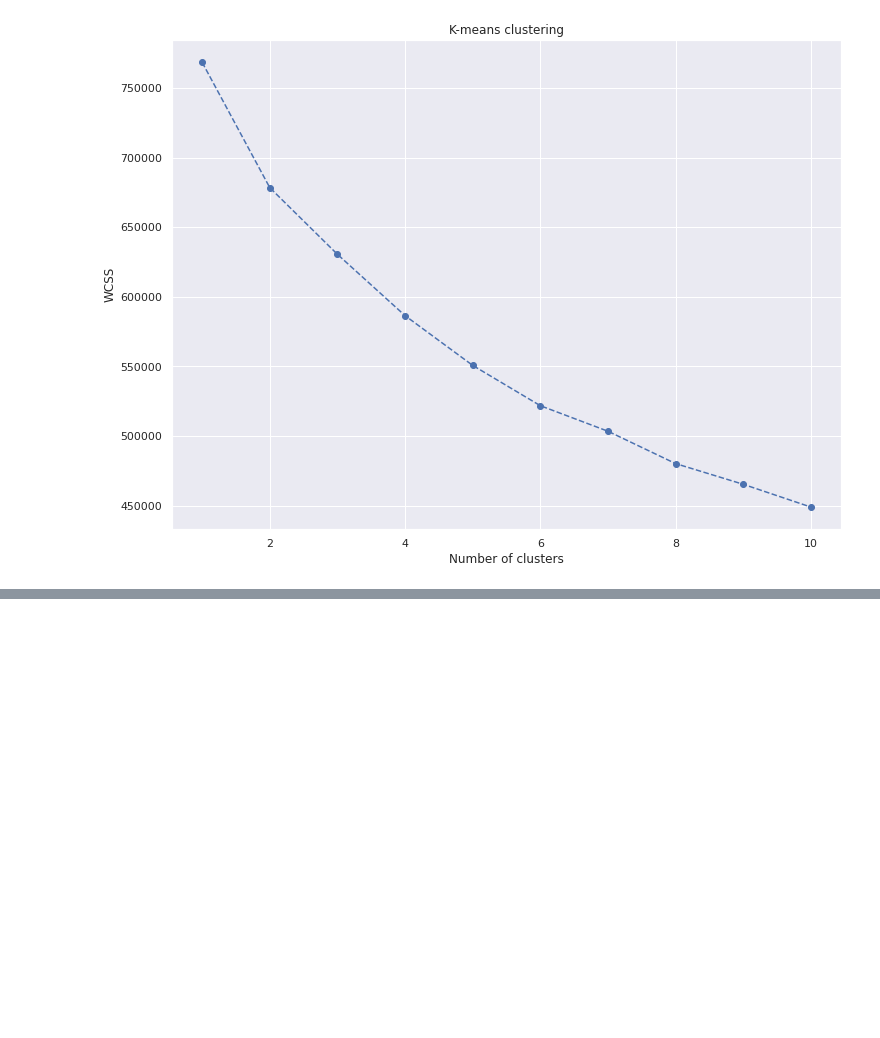
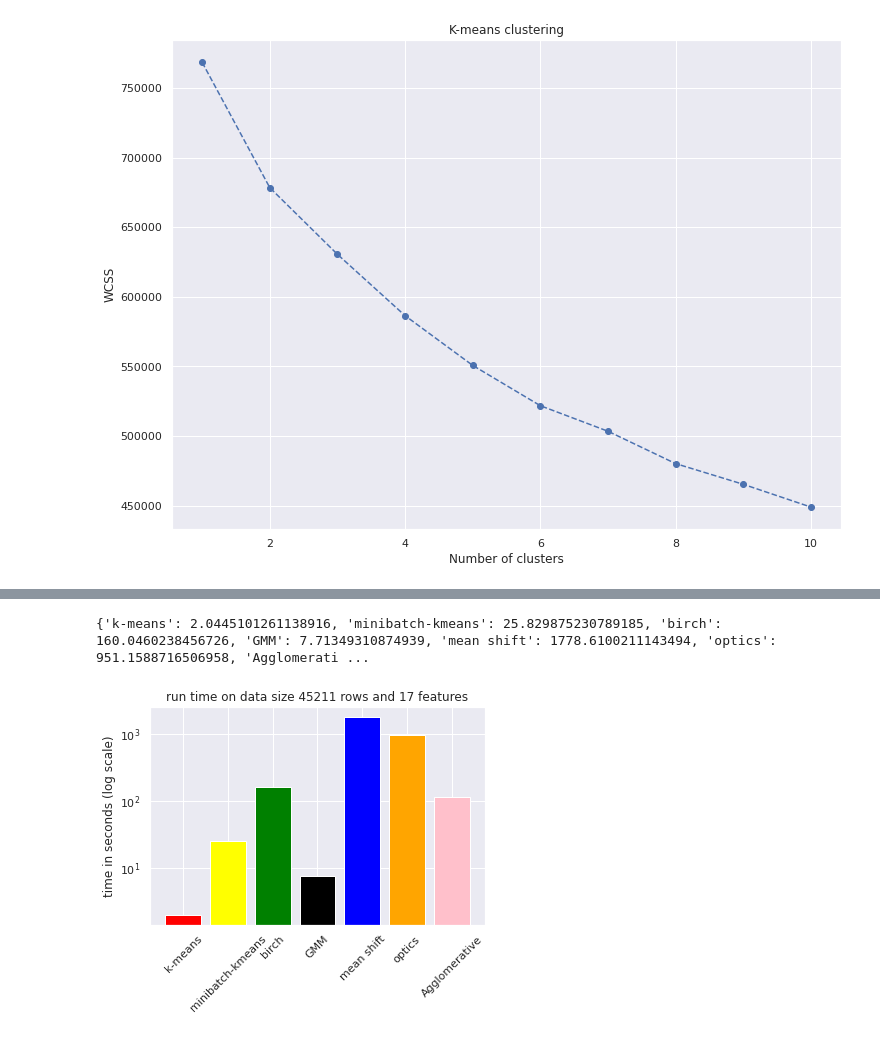
Before and after one commit to aryan-at-ul/customer_segmentation, a Jupyter notebook: clustering_benchmarking.ipynb, the cells around one changed output, grey strips where cells are left out. Cells and saved outputs as stored; diff of their text form; code cells hidden in the pictures; blank space fills up the shorter version.

```diff
--- a/clustering_benchmarking.ipynb
+++ b/clustering_benchmarking.ipynb
@@ -265,0 +211,5 @@ here we benchmark different clustering algorithm on bank dataset
+# %%
+time_elapsed = []
+method = []
+slscore = []
+s = time.time()
@@ -265,0 +241,9 @@ here we benchmark different clustering algorithm on bank dataset
+# %%
+#minibatch
+b_means = MiniBatchKMeans(n_clusters=6, random_state = 42)
+b_means_data = benchmark_function(b_means.fit,segmentation_std,(), {},"minibatch-kmeans")
+e = time.time()
+slscore.append(s_score(b_means_data[-1],segmentation_std,"minibatch-kmeans"))
+time_elapsed.append(e-s)
+method.append('minibatch-kmeans')
+print(f"minibatch-kmeans time = {e-s}")
@@ -265,0 +369,10 @@ here we benchmark different clustering algorithm on bank dataset
+# %%
+#optics
+s = time.time()
+optics = OPTICS(eps=0.8, min_samples=10)
+optics_data = benchmark_function(optics.fit_predict,segmentation_std,(),{},"optics")
+e = time.time()
+slscore.append(s_score(mean_shift_data[-1],segmentation_std,"optics"))
+time_elapsed.append(e-s)
+print(f"optics time : {e - s }")
+method.append('optics')
@@ -265,0 +394,10 @@ here we benchmark different clustering algorithm on bank dataset
+# %%
+
+s = time.time()
+aglo = AgglomerativeClustering(n_clusters=6)
+aglo_data = benchmark_function(aglo.fit_predict,segmentation_std,(),{},"Agglomerative")
+e = time.time()
+slscore.append(s_score(mean_shift_data[-1],segmentation_std,"Agglomerative"))
+print(f"aglo clustering time: {e-s}")
+method.append('Agglomerative')
+time_elapsed.append(e-s)
@@ -266,4 +419,15 @@ here we benchmark different clustering algorithm on bank dataset
+# %%
+run_time = dict(zip(method,time_elapsed))
+sscore_dict = dict(zip(method,slscore))
+print(run_time)
+# %% [output]
+{'k-means': 2.0445101261138916, 'minibatch-kmeans': 25.829875230789185, 'birch': 160.0460238456726, 'GMM': 7.71349310874939, 'mean shift': 1778.6100211143494, 'optics': 951.1588716506958, 'Agglomerati ...
 # %%
-plt.bar(range(len(run_time)), list(run_time.values()), align='center')
-plt.xticks(range(len(run_time)), list(run_time.keys()))
+plt.yscale('log')
+plt.bar(range(len(run_time)), list(run_time.values()), align='center',color = ['red', 'yellow','green','black', 'blue', 'orange','pink'])
+plt.xticks(range(len(run_time)), list(run_time.keys()),rotation = 45)
+plt.ylabel("time in seconds (log scale)")
+plt.title("run time on data size 45211 rows and 17 features")
 plt.show()
+# %% [output]
+[figure, added]
```
Also changed, not shown: parts of 17 cells of this notebook.
